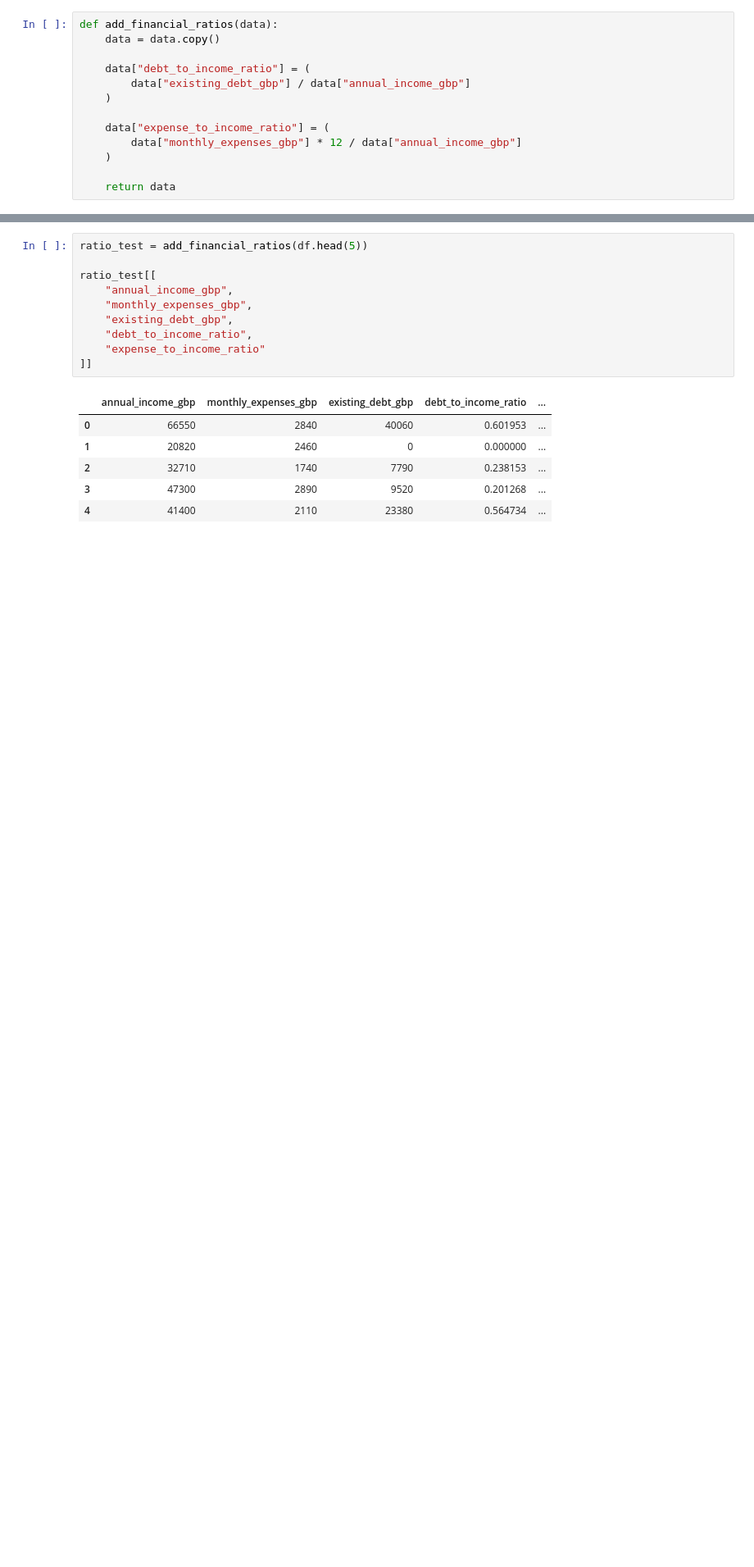
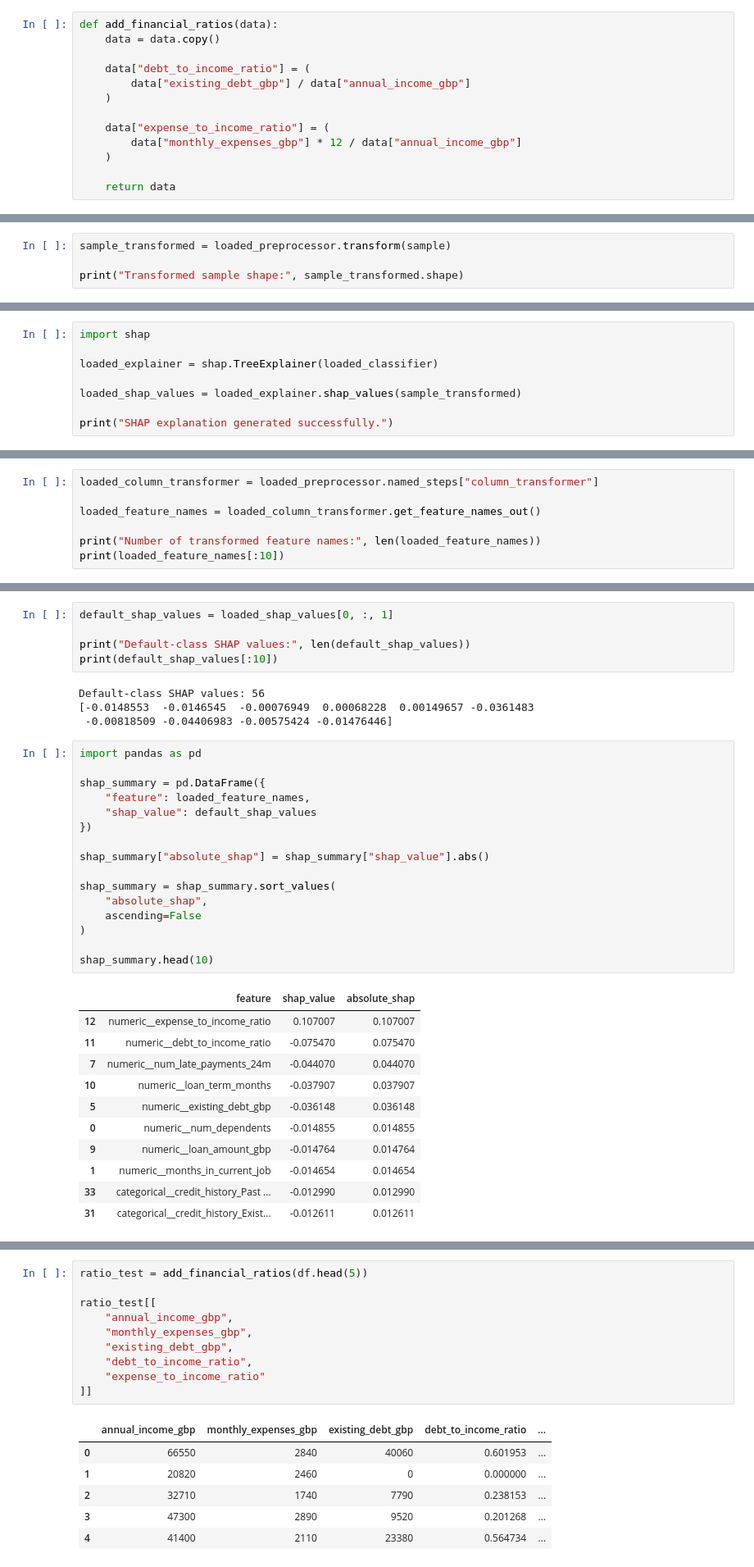
Before and after one commit to Richardbrown85/CrediScope, a Jupyter notebook: notebooks/CrediScope_Analysis_v2.ipynb, the cells around one changed output, grey strips where cells are left out. Shown at 82% size. Saved outputs shown, nothing was run; the diff lists cells and outputs as text; blank space fills up the shorter version.

```diff
--- a/notebooks/CrediScope_Analysis_v2.ipynb
+++ b/notebooks/CrediScope_Analysis_v2.ipynb
@@ -5281,0 +5497,4 @@ def add_financial_ratios(data):
+# %%
+sample_transformed = loaded_preprocessor.transform(sample)
+
+print("Transformed sample shape:", sample_transformed.shape)
@@ -5281,0 +5503,8 @@ def add_financial_ratios(data):
+# %%
+import shap
+
+loaded_explainer = shap.TreeExplainer(loaded_classifier)
+
+loaded_shap_values = loaded_explainer.shap_values(sample_transformed)
+
+print("SHAP explanation generated successfully.")
@@ -5281,0 +5513,7 @@ def add_financial_ratios(data):
+# %%
+loaded_column_transformer = loaded_preprocessor.named_steps["column_transformer"]
+
+loaded_feature_names = loaded_column_transformer.get_feature_names_out()
+
+print("Number of transformed feature names:", len(loaded_feature_names))
+print(loaded_feature_names[:10])
@@ -5281,0 +5533,37 @@ def add_financial_ratios(data):
+# %%
+default_shap_values = loaded_shap_values[0, :, 1]
+
+print("Default-class SHAP values:", len(default_shap_values))
+print(default_shap_values[:10])
+# %% [output]
+Default-class SHAP values: 56
+[-0.0148553  -0.0146545  -0.00076949  0.00068228  0.00149657 -0.0361483
+ -0.00818509 -0.04406983 -0.00575424 -0.01476446]
+# %%
+import pandas as pd
+
+shap_summary = pd.DataFrame({
+    "feature": loaded_feature_names,
+    "shap_value": default_shap_values
+})
+
+shap_summary["absolute_shap"] = shap_summary["shap_value"].abs()
+
+shap_summary = shap_summary.sort_values(
+    "absolute_shap",
+    ascending=False
+)
+
+shap_summary.head(10)
+# %% [output]
+|  | feature | shap_value | absolute_shap |
+| 12 | numeric__expense_to_income_ratio | 0.107007 | 0.107007 |
+| 11 | numeric__debt_to_income_ratio | -0.075470 | 0.075470 |
+| 7 | numeric__num_late_payments_24m | -0.044070 | 0.044070 |
+| 10 | numeric__loan_term_months | -0.037907 | 0.037907 |
+| 5 | numeric__existing_debt_gbp | -0.036148 | 0.036148 |
+| 0 | numeric__num_dependents | -0.014855 | 0.014855 |
+| 9 | numeric__loan_amount_gbp | -0.014764 | 0.014764 |
+| 1 | numeric__months_in_current_job | -0.014654 | 0.014654 |
+| 33 | categorical__credit_history_Past ... | -0.012990 | 0.012990 |
+| 31 | categorical__credit_history_Exist... | -0.012611 | 0.012611 |
```
Also changed, not shown: parts of 18 cells of this notebook.
